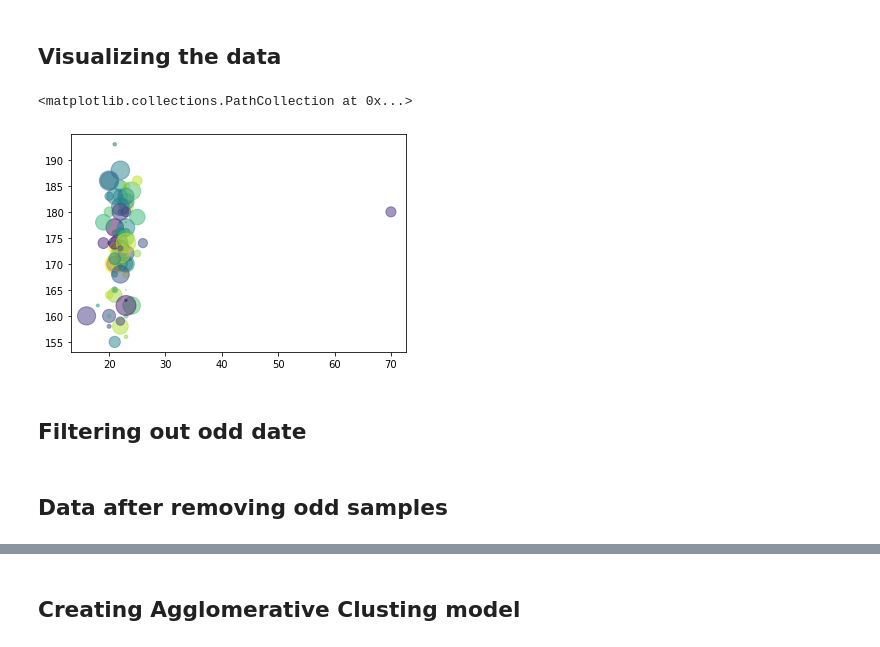
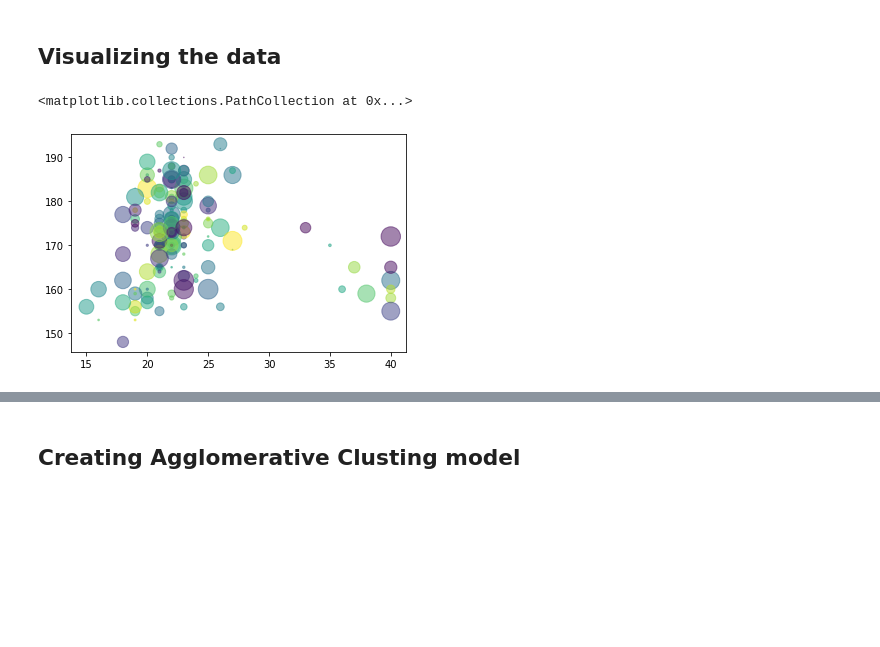
Before and after one commit to Alshafei2430/ML_CRC, a Jupyter notebook: Cluster/hierarchical.ipynb, the cells around one changed output, grey strips where cells are left out. Cells and saved outputs as stored; diff of their text form; code cells hidden in the pictures; blank space fills up the shorter version.

Commit message:
cleaned some unnessicary code and used full data set

```diff
--- a/Cluster/hierarchical.ipynb
+++ b/Cluster/hierarchical.ipynb
@@ -22,10 +17,11 @@ y = dataFrameWithConcernedFeatures.iloc[:, 1]
+# %%
+x = dataframe.loc[:, 'Age']
+y = dataframe.loc[:, 'Length']
 # %%
-n = dataFrameWithConcernedFeatures.shape[0]
+n = x.shape[0]
 colors = np.random.rand(n)
 size = pow(20 * np.random.rand(n), 2)
 plt.scatter(x, y, s=size, c=colors, alpha=0.5)
 # %% [output]
 <matplotlib.collections.PathCollection at 0x...>
-[figure, old version]
+[figure, new version]
-# %% [markdown]
-##  Filtering out odd date
@@ -34,2 +27,0 @@ dataFrameFiltered = dataFrameWithConcernedFeatures.loc[dataframe["Age"] <= 40, [
-# %% [markdown]
-## Data after removing odd samples
```
Also changed, not shown: parts of 13 cells of this notebook, 1 other file.
